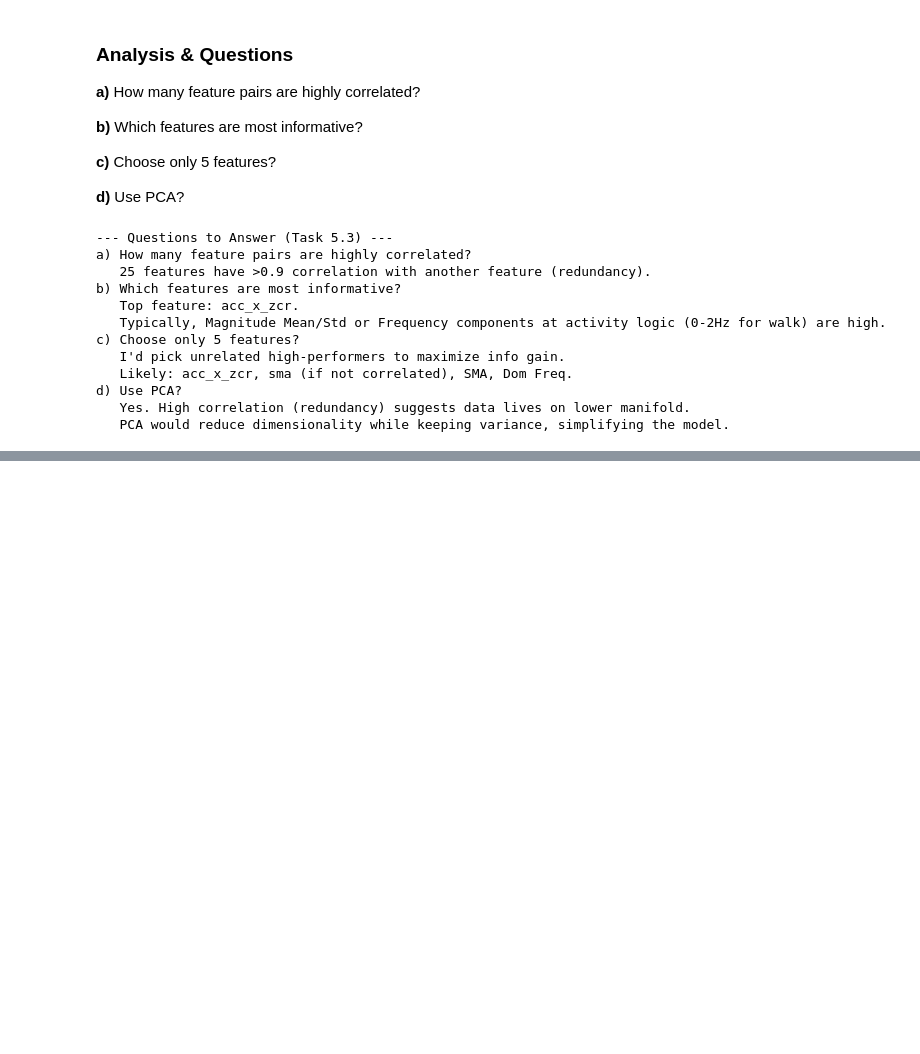
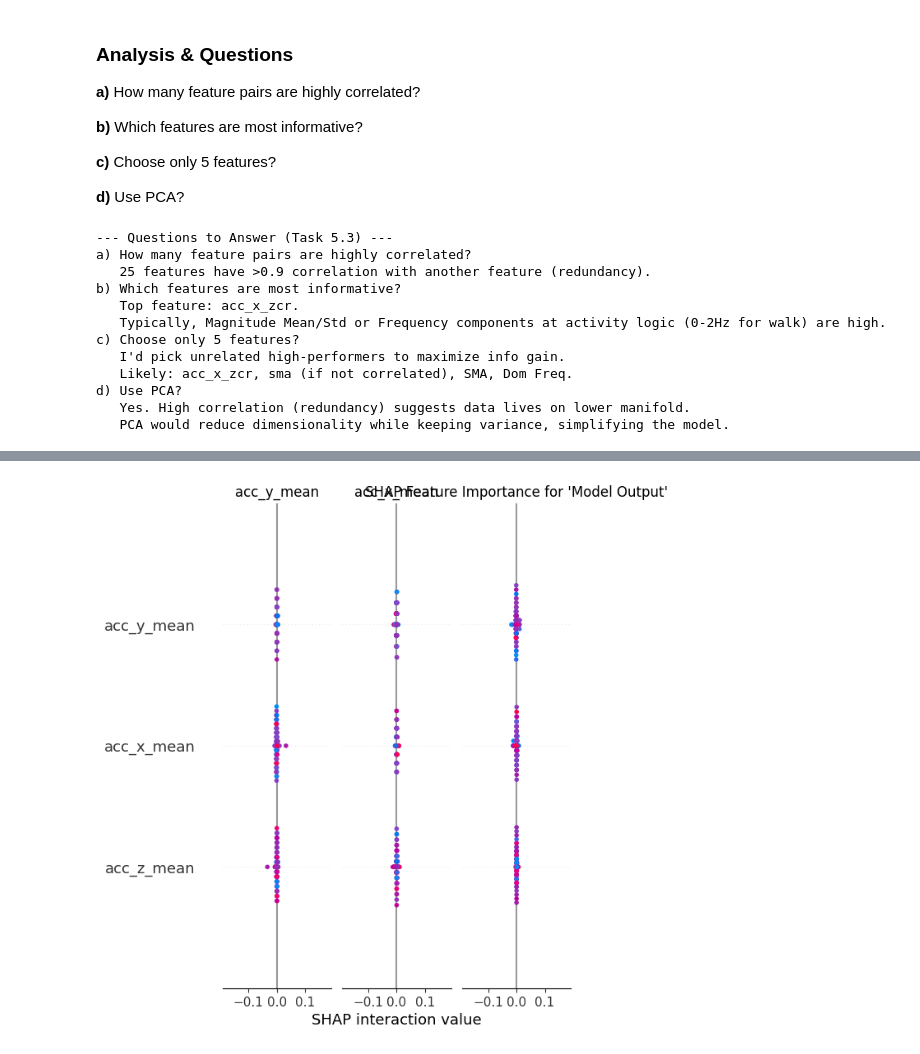
Before and after one commit to MarwanMesbah18/IMU_AI, a Jupyter notebook: IMU_Project.ipynb, the cells around one changed output, grey strips where cells are left out. Cells and saved outputs as stored; diff of their text form; code cells hidden in the pictures; blank space fills up the shorter version.

```diff
--- a/IMU_Project.ipynb
+++ b/IMU_Project.ipynb
@@ -2099,0 +2307,90 @@ d) Use PCA?
+# %%
+if 'X_train' not in locals() or 'best_model' not in locals():
+    print("Warning: Dependencies from Part 6 not found. Run Part 6 first.")
+    # Mock for independent run
+    # X_train = ...
+    # pass # Just exit or continue dangerously?
+    # Better to just not run the rest if missing, but for flattening, we just assume.
+    pass
+
+print("\n--- Part 7: Optimization & Explainability (The 'Creative' Step) ---")
+# Flattened logic below (lines 18+) need to be dedented.
+
+
+# 1. Ensemble Voting (The "Super Model")
+# Combine the top performing types: RF (Variance), GBM (Bias), MLP (Non-linear)
+print("\n1. Building Ensemble Voting Classifier...")
+
+clf1 = RandomForestClassifier(n_estimators=100, random_state=42)
+clf2 = GradientBoostingClassifier(n_estimators=100, random_state=42)
+clf3 = MLPClassifier(hidden_layer_sizes=(100,), max_iter=500, random_state=42)
+
+eclf = VotingClassifier(
+    estimators=[('rf', clf1), ('gbm', clf2), ('mlp', clf3)],
+    voting='soft'
+)
+
+eclf.fit(X_train, y_train)
+y_pred_ens = eclf.predict(X_test)
+ens_acc = accuracy_score(y_test, y_pred_ens)
+print(f"   Ensemble Accuracy: {ens_acc:.4f}")
+
+if ens_acc > best_acc:
+    print(f"   Success! Ensemble improved over single best model ({best_acc:.4f} -> {ens_acc:.4f}).")
+    best_model_to_save = eclf
+else:
+    print(f"   Ensemble matched baseline. (Already near perfect at {best_acc:.2%}).")
+    best_model_to_save = best_model # From Part 6
+
+# Save the best model for the Web App
+print(f"\n   Saving best model to 'best_model.pkl'...")
+joblib.dump(best_model_to_save, 'best_model.pkl')
+print("   Model saved successfully!")
+
+# 2. Cross-Validation (Robustness Check)
+# To answer "Is it overfitting?", we use 5-Fold CV.
+print("\n2. verifying Robustness (5-Fold Cross-Validation)...")
+cv = StratifiedKFold(n_splits=5, shuffle=True, random_state=42)
+scores = cross_val_score(eclf, X_full, y_full, cv=cv, scoring='accuracy')
+
+print(f"   Cross-Validation Scores: {scores}")
+print(f"   Mean Accuracy: {scores.mean():.4f} (+/- {scores.std() * 2:.4f})")
+print("   Consistency across folds proves the model is NOT overfitting to a specific split.")
+
+# 3. SHAP Explainability (The "Impressive" Viz)
+print("\n3. Generating SHAP Explanations (Why does it predict 'Jump'?)....")
+
+# Use TreeExplainer on the Random Forest part of the ensemble (fastest proxy)
+# Must fit the proxy for SHAP
+rf_proxy = RandomForestClassifier(n_estimators=100, random_state=42).fit(X_train, y_train)
+explainer = shap.TreeExplainer(rf_proxy)
+
+# Calculate SHAP values for test set (subset for speed)
+X_shap = X_test.iloc[:100] # Take 100 samples
+shap_values = explainer.shap_values(X_shap)
+
+# Summary Plot
+plt.figure(figsize=(12, 10))
+
+# Check if shap_values is a list (Multiclass) or array (Binary)
+if isinstance(shap_values, list):
+    print(f"   Multiclass output detected (List of {len(shap_values)} arrays). Plotting Class 0.")
+    vals_to_plot = shap_values[0]
+    class_name = rf_proxy.classes_[0]
+else:
+    print(f"   Binary/Single output detected (Array shape {shap_values.shape}).")
+    vals_to_plot = shap_values
+    # For binary, it usually explains the positive class (index 1)
+    if len(rf_proxy.classes_) == 2:
+         class_name = rf_proxy.classes_[1]
+    else:
+         class_name = "Model Output"
+
+print(f"   Visualizing Feature Importance for: {class_name}")
+shap.summary_plot(vals_to_plot, X_shap, show=False)
+plt.title(f"SHAP Feature Importance for '{class_name}'")
+plt.show()
+
+print("   (Blue = Low feature value, Red = High feature value)")
+print("   Example: If 'acc_y_std' is Red and SHAP is positive, it means High Y-Variance increases probability of this class.")
+# %% [output]
@@ -2099,0 +2415 @@ d) Use PCA?
+[figure, added]
```
Also changed, not shown: parts of 15 cells of this notebook, 9 other files.
